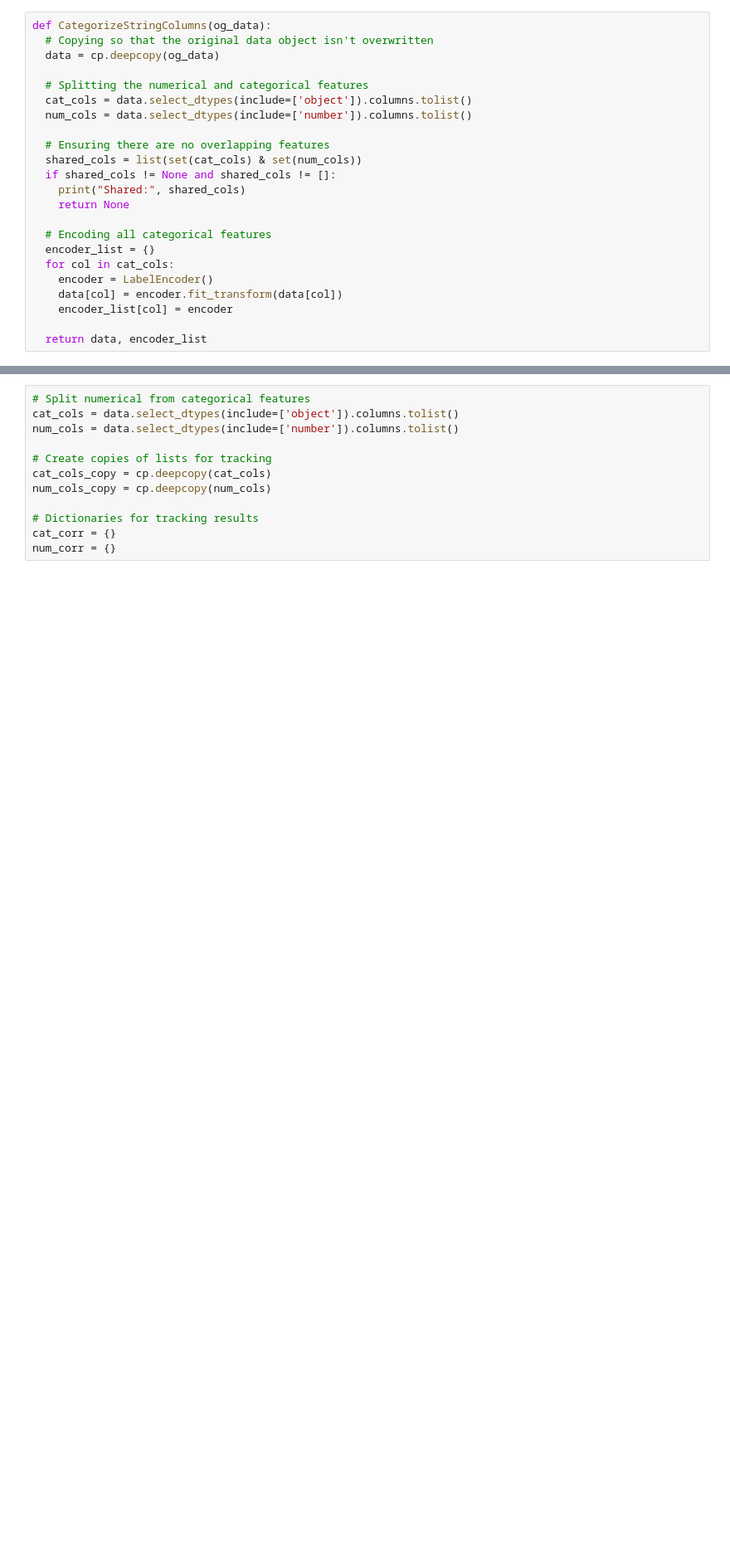
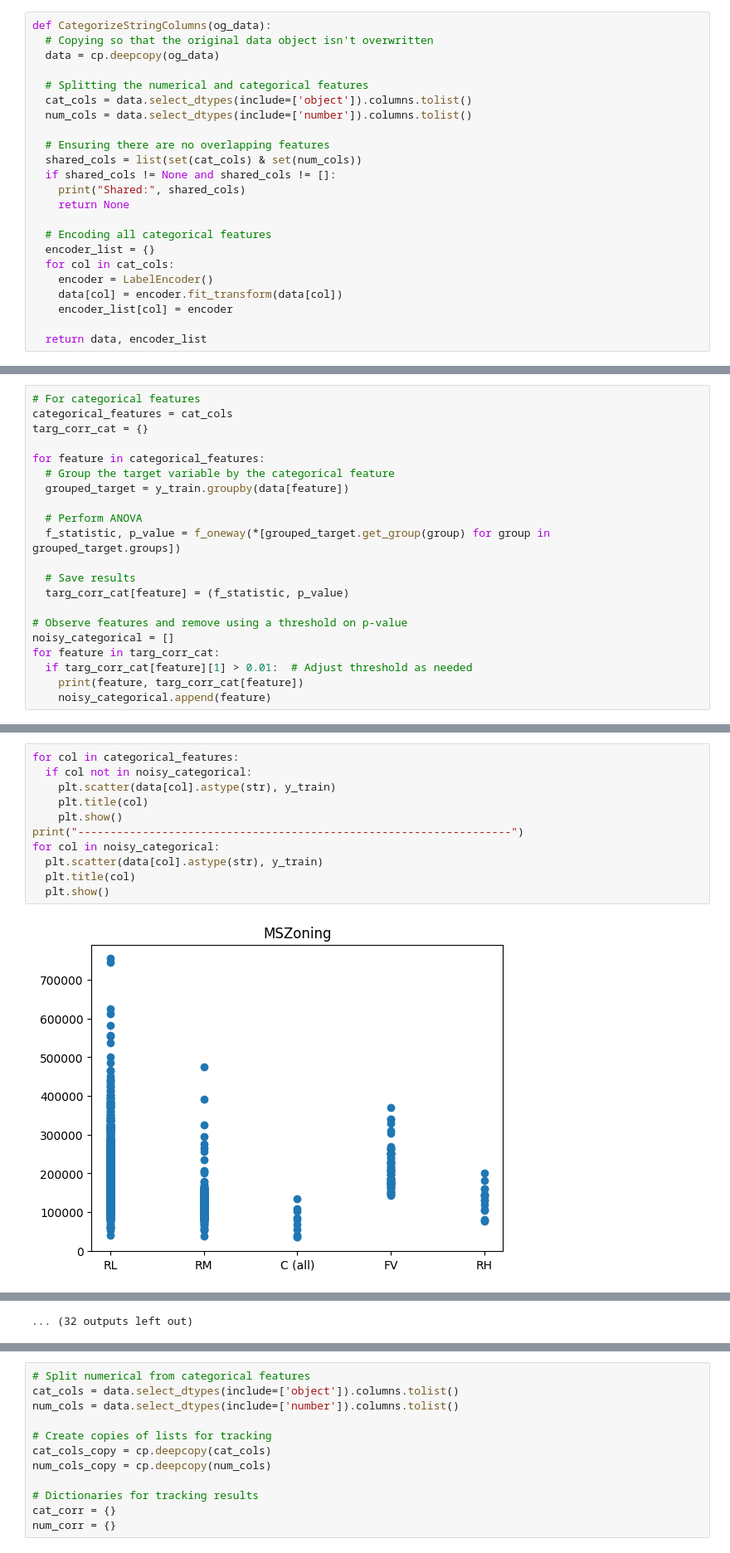
Before and after one commit to Isaac-Gregory/House-Pricing-SWD, a Jupyter notebook: housepricing_noiseanalysis.ipynb, the cells around one changed output, grey strips where cells are left out. Shown at 83% size. Saved outputs shown, nothing was run; the diff lists cells and outputs as text; blank space fills up the shorter version.

```diff
--- a/housepricing_noiseanalysis.ipynb
+++ b/housepricing_noiseanalysis.ipynb
@@ -95,0 +250,21 @@ encoded_data.head()
+# %%
+# For categorical features
+categorical_features = cat_cols
+targ_corr_cat = {}
+
+for feature in categorical_features:
+  # Group the target variable by the categorical feature
+  grouped_target = y_train.groupby(data[feature])
+
+  # Perform ANOVA
+  f_statistic, p_value = f_oneway(*[grouped_target.get_group(group) for group in grouped_target.groups])
+
+  # Save results
+  targ_corr_cat[feature] = (f_statistic, p_value)
+
+# Observe features and remove using a threshold on p-value
+noisy_categorical = []
+for feature in targ_corr_cat:
+  if targ_corr_cat[feature][1] > 0.01:  # Adjust threshold as needed
+    print(feature, targ_corr_cat[feature])
+    noisy_categorical.append(feature)
@@ -95,0 +279,13 @@ encoded_data.head()
+# %%
+for col in categorical_features:
+  if col not in noisy_categorical:
+    plt.scatter(data[col].astype(str), y_train)
+    plt.title(col)
+    plt.show()
+print("-------------------------------------------------------------------")
+for col in noisy_categorical:
+  plt.scatter(data[col].astype(str), y_train)
+  plt.title(col)
+  plt.show()
+# %% [output]
+[figure, added]
@@ -95,0 +303 @@ encoded_data.head()
+... (32 outputs left out)
```
Also changed, not shown: parts of 32 cells of this notebook.
